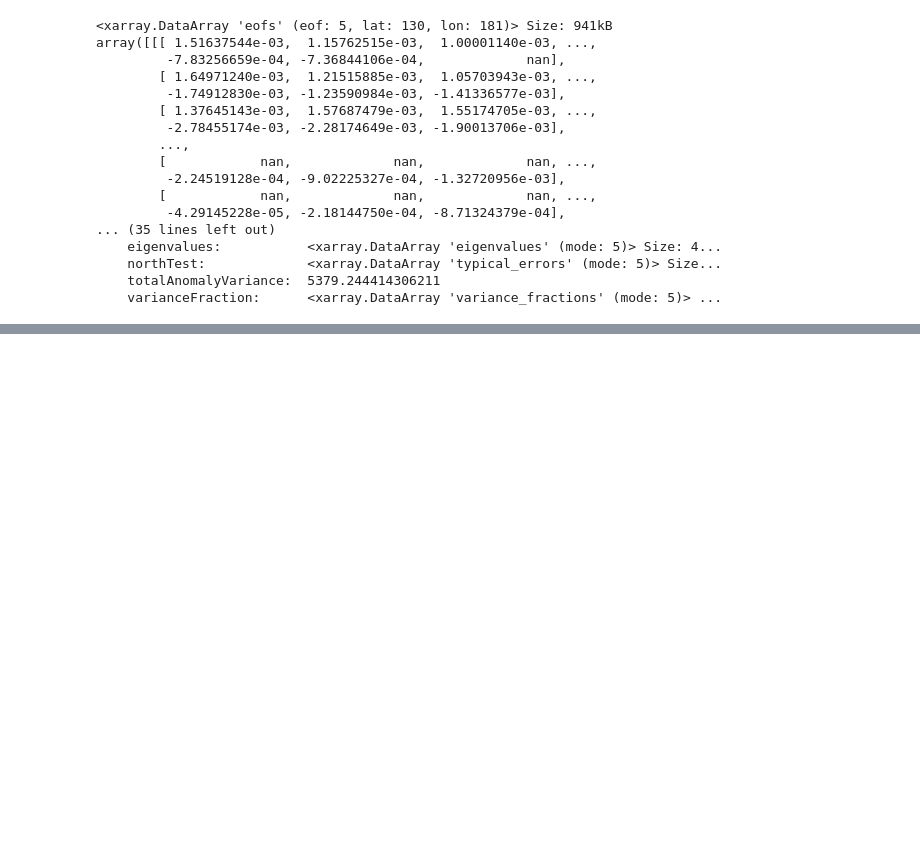
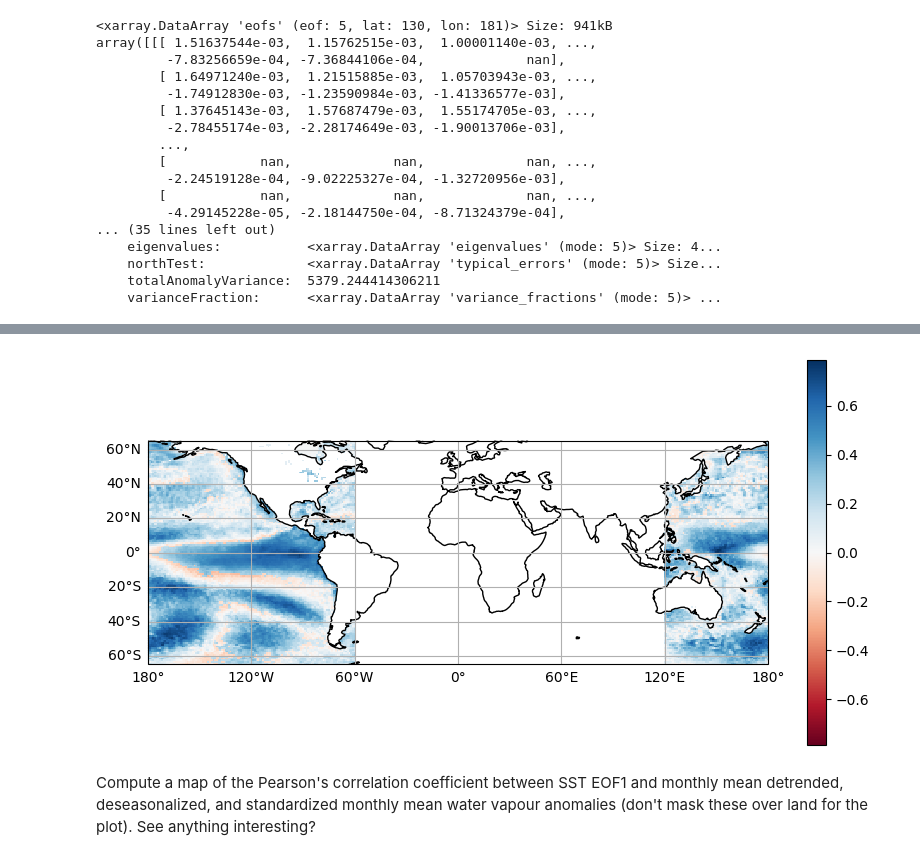
Before and after one commit to atmsillinois/time-series-and-eofs-quantng, a Jupyter notebook: Module4_HW.ipynb, the cells around one changed output, grey strips where cells are left out. Cells and saved outputs as stored; diff of their text form; code cells hidden in the pictures; blank space fills up the shorter version.

Commit message:
Module 4 Project completion

```diff
--- a/Module4_HW.ipynb
+++ b/Module4_HW.ipynb
@@ -680,0 +707,8 @@ MemoryError: Unable to allocate 2.60 TiB for an array with shape (130, 181, 10,
+# %%
+
+eofs_5 = eofs.isel(eof=slice(0, 5))
+pcs_5 = pcs.isel(pc=slice(0, 5))
+
+# Matrix multiplication for reconstruction
+# (xarray takes care of aligning dimensions)
+sst_reconstructed = xr.dot(eofs_5, pcs_5)
@@ -680,0 +735,8 @@ MemoryError: Unable to allocate 2.60 TiB for an array with shape (130, 181, 10,
+# %%
+# Renaming the dimensions in the reconstructed SST DataArray
+sst_reconstructed = sst_reconstructed.rename({'dim_1': 'lat', 'dim_2': 'lon'})
+
+# Since 'eofs' has the desired coordinates, inheriting them
+sst_reconstructed = sst_reconstructed.assign_coords(coords=eofs.coords)
+
+print(sst_reconstructed)
@@ -680,0 +786,28 @@ MemoryError: Unable to allocate 2.60 TiB for an array with shape (130, 181, 10,
+# %%
+# Collapsing the 'eof' and 'pc' dimensions if they're still present after reconstruction
+sst_reconstructed = sst_reconstructed.mean(dim=['eof', 'pc'])
+
+# Now calculating the correlation coefficient at each grid point
+correlation_map = xr.corr(sst_reconstructed, anomalies_DJF, dim='time')
+# %%
+import cartopy.feature as cfeature
+
+fig, ax = plt.subplots(subplot_kw={'projection': ccrs.PlateCarree()},
+                       figsize=(10, 5))
+
+# Plotting the data
+correlation_map.plot(ax=ax, transform=ccrs.PlateCarree(), cmap='RdBu', add_colorbar=True)
+
+# Adding coastlines for better reference
+ax.coastlines()
+
+# Adding gridlines with labels
+gl = ax.gridlines(crs=ccrs.PlateCarree(), draw_labels=True)
+gl.top_labels = False
+gl.right_labels = False
+
+plt.show()
+# %% [output]
+[figure, added]
+# %% [markdown]
+Compute a map of the Pearson's correlation coefficient between SST EOF1 and monthly mean detrended, deseasonalized, and standardized monthly mean water vapour anomalies (don't mask these over land for the plot). See anything interesting?
```
Also changed, not shown: parts of 35 cells of this notebook.
